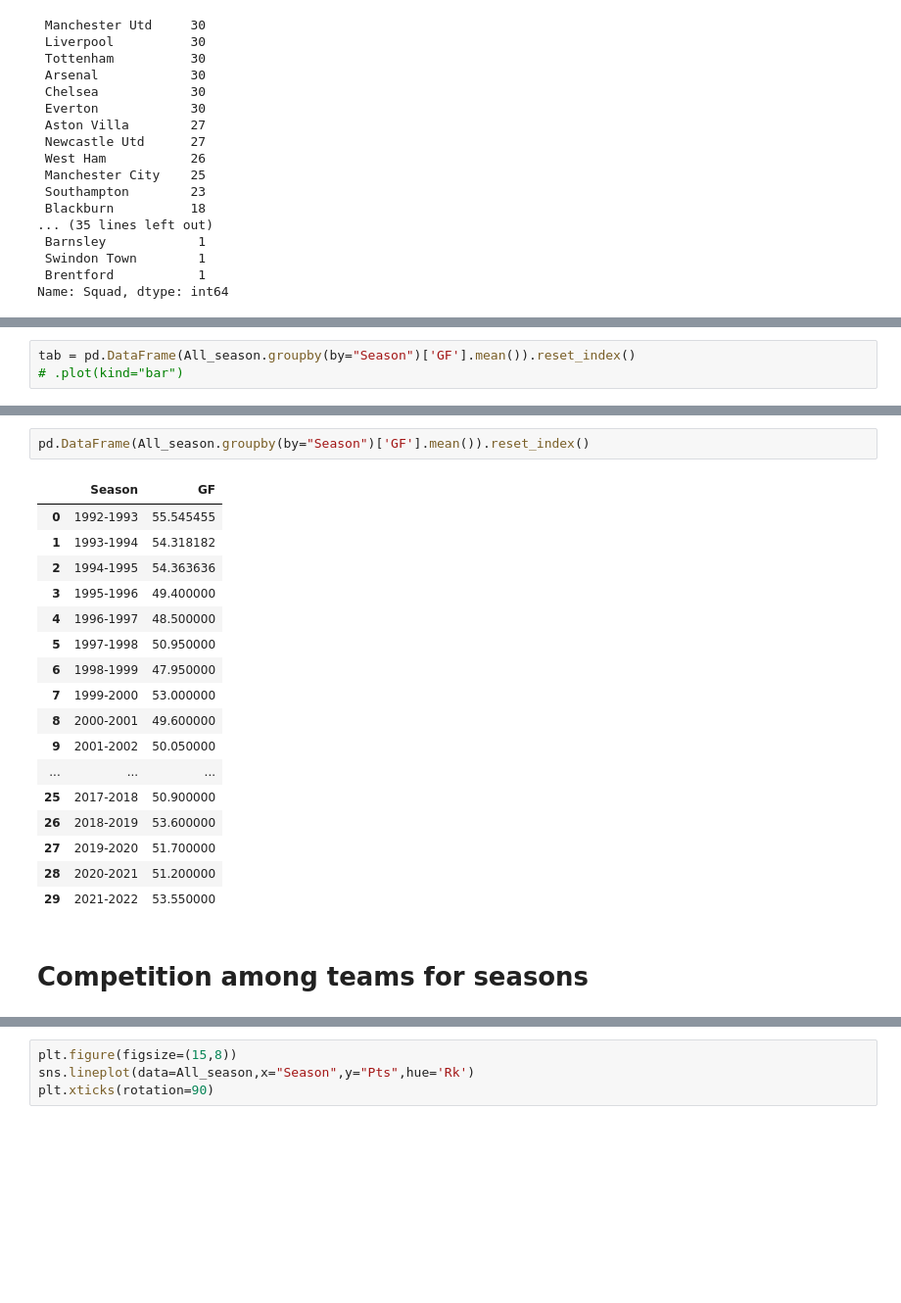
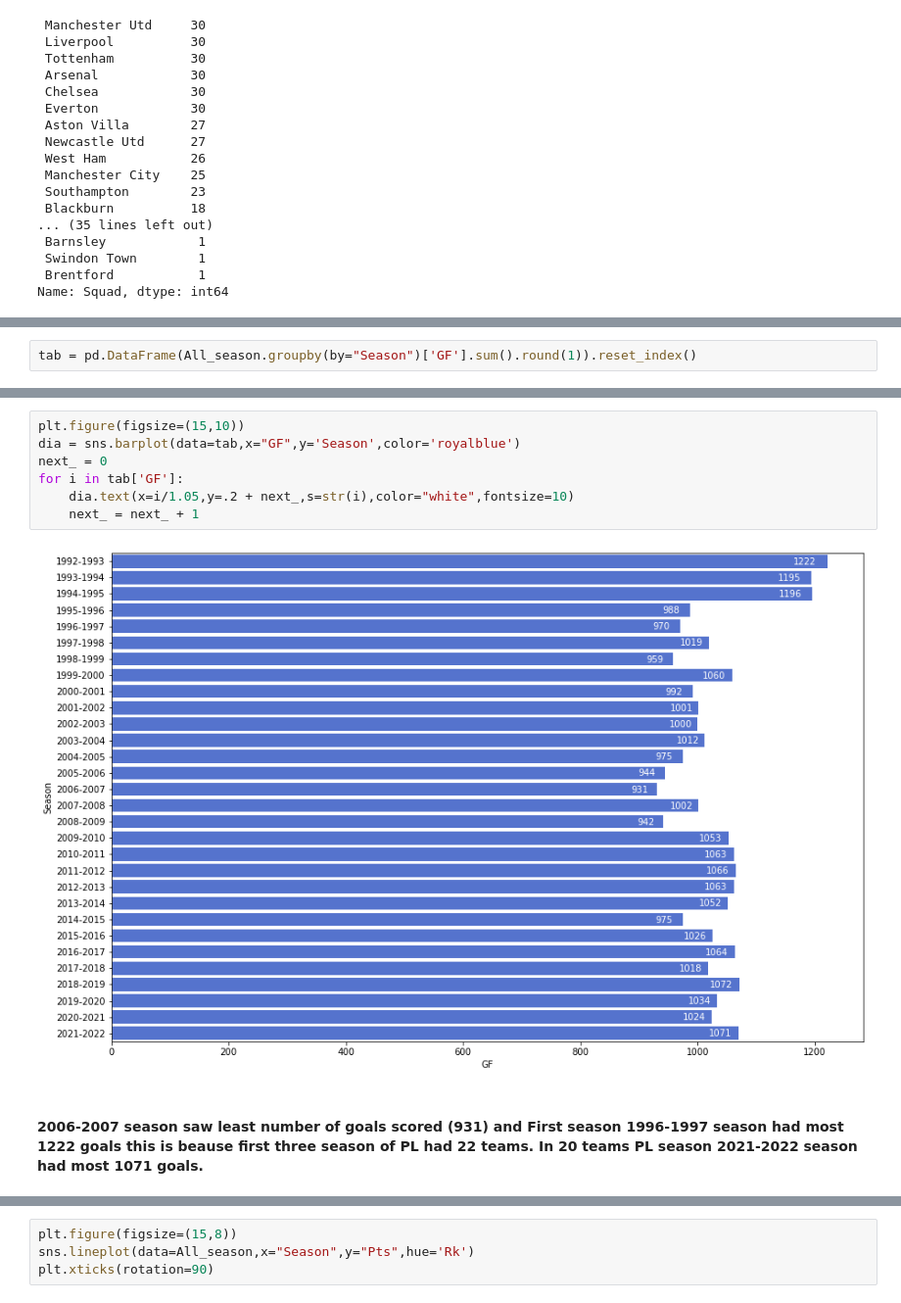
Before and after one commit to Aniket-Raikwar1/Premier_League_data_analysis, a Jupyter notebook: Analysing premier league seasons.ipynb, the cells around one changed output, grey strips where cells are left out. Shown: that part at 98% size. Saved outputs shown, nothing was run; the diff lists cells and outputs as text; blank space fills up the shorter version.

```diff
--- a/Analysing premier league seasons.ipynb
+++ b/Analysing premier league seasons.ipynb
@@ -338,3 +368,2 @@ array(['1992-1993', '1993-1994', '1994-1995', '1995-1996', '1996-1997',
 # %%
-tab = pd.DataFrame(All_season.groupby(by="Season")['GF'].mean()).reset_index()
-# .plot(kind="bar")
+tab = pd.DataFrame(All_season.groupby(by="Season")['GF'].sum().round(1)).reset_index()
@@ -364,22 +370,11 @@ plt.xticks(rotation=90)
-# %%
-pd.DataFrame(All_season.groupby(by="Season")['GF'].mean()).reset_index()
-# %% [output]
-|  | Season | GF |
-| 0 | 1992-1993 | 55.545455 |
-| 1 | 1993-1994 | 54.318182 |
-| 2 | 1994-1995 | 54.363636 |
-| 3 | 1995-1996 | 49.400000 |
-| 4 | 1996-1997 | 48.500000 |
-| 5 | 1997-1998 | 50.950000 |
-| 6 | 1998-1999 | 47.950000 |
-| 7 | 1999-2000 | 53.000000 |
-| 8 | 2000-2001 | 49.600000 |
-| 9 | 2001-2002 | 50.050000 |
-| ... | ... | ... |
-| 25 | 2017-2018 | 50.900000 |
-| 26 | 2018-2019 | 53.600000 |
-| 27 | 2019-2020 | 51.700000 |
-| 28 | 2020-2021 | 51.200000 |
-| 29 | 2021-2022 | 53.550000 |
-# %% [markdown]
-# Competition among teams for seasons
+# %%
+plt.figure(figsize=(15,10))
+dia = sns.barplot(data=tab,x="GF",y='Season',color='royalblue')
+next_ = 0
+for i in tab['GF']:
+    dia.text(x=i/1.05,y=.2 + next_,s=str(i),color="white",fontsize=10)
+    next_ = next_ + 1
+# %% [output]
+[figure, added]
+# %% [markdown]
+#### 2006-2007 season saw least number of goals scored (931) and First season 1996-1997 season had most 1222 goals this is beause first three season of PL had 22 teams. In 20 teams PL season 2021-2022 season had most 1071 goals.
```
Also changed, not shown: parts of 80 cells of this notebook.
